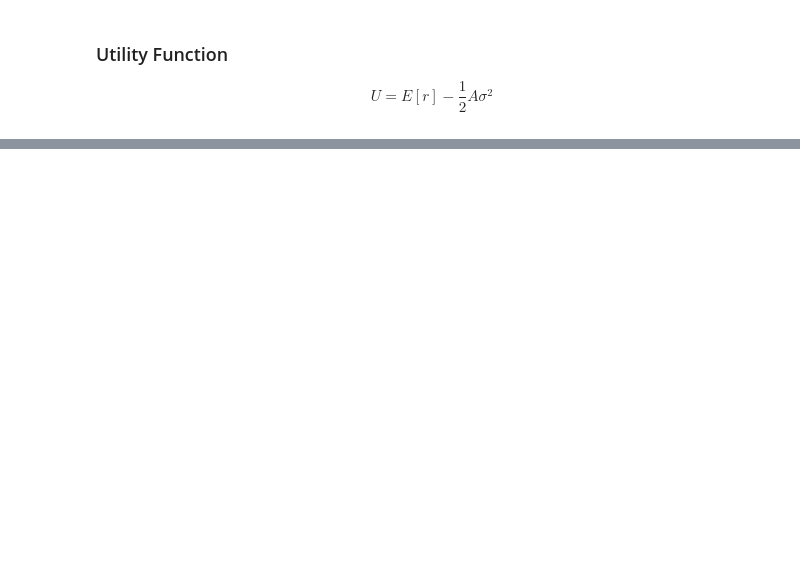
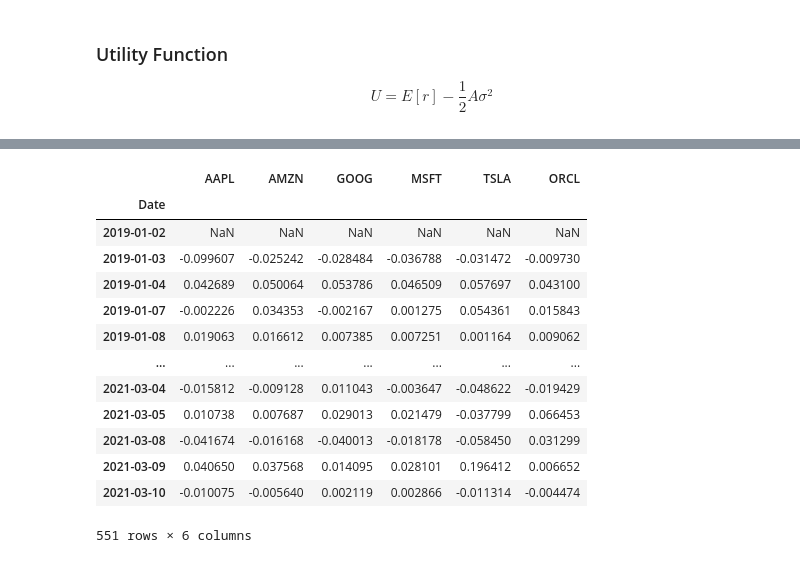
Before and after one commit to Yurik322/EDA-and-test-for-stationary, a Jupyter notebook: UPGRADE/Portfolio.ipynb, the cells around one changed output, grey strips where cells are left out. Saved outputs shown, nothing was run; the diff lists cells and outputs as text; code cells hidden in the pictures; blank space fills up the shorter version.

```diff
--- a/UPGRADE/Portfolio.ipynb
+++ b/UPGRADE/Portfolio.ipynb
@@ -606,0 +691,19 @@ portfolio
+# %%
+# Show the daily simple return
+returns = df.pct_change()
+returns
+# %% [output]
+|  | AAPL | AMZN | GOOG | MSFT | TSLA | ORCL |
+| Date |  |  |  |  |  |  |
+| 2019-01-02 | NaN | NaN | NaN | NaN | NaN | NaN |
+| 2019-01-03 | -0.099607 | -0.025242 | -0.028484 | -0.036788 | -0.031472 | -0.009730 |
+| 2019-01-04 | 0.042689 | 0.050064 | 0.053786 | 0.046509 | 0.057697 | 0.043100 |
+| 2019-01-07 | -0.002226 | 0.034353 | -0.002167 | 0.001275 | 0.054361 | 0.015843 |
+| 2019-01-08 | 0.019063 | 0.016612 | 0.007385 | 0.007251 | 0.001164 | 0.009062 |
+| ... | ... | ... | ... | ... | ... | ... |
+| 2021-03-04 | -0.015812 | -0.009128 | 0.011043 | -0.003647 | -0.048622 | -0.019429 |
+| 2021-03-05 | 0.010738 | 0.007687 | 0.029013 | 0.021479 | -0.037799 | 0.066453 |
+| 2021-03-08 | -0.041674 | -0.016168 | -0.040013 | -0.018178 | -0.058450 | 0.031299 |
+| 2021-03-09 | 0.040650 | 0.037568 | 0.014095 | 0.028101 | 0.196412 | 0.006652 |
+| 2021-03-10 | -0.010075 | -0.005640 | 0.002119 | 0.002866 | -0.011314 | -0.004474 |
+551 rows × 6 columns
```
Also changed, not shown: parts of 50 cells of this notebook, 1 other file.
